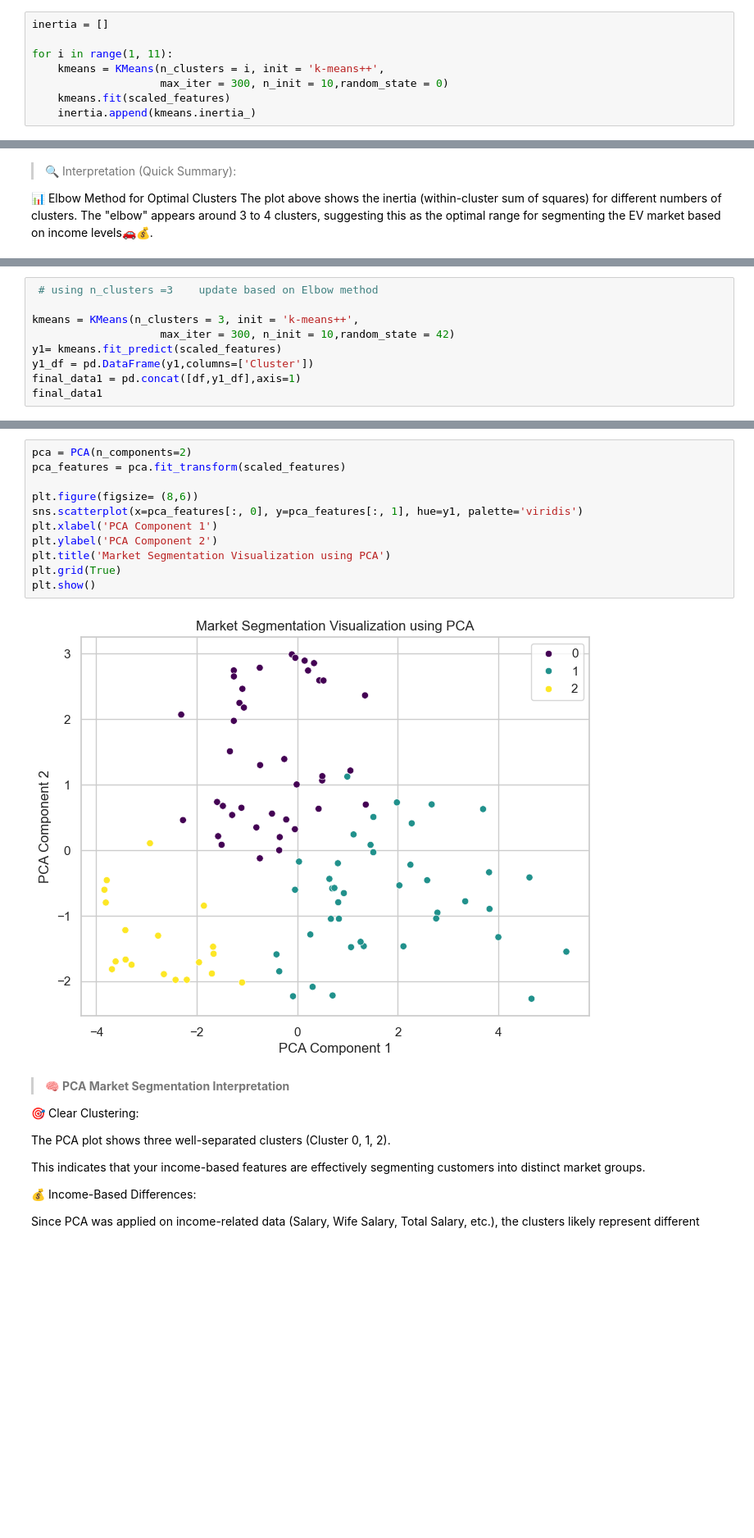
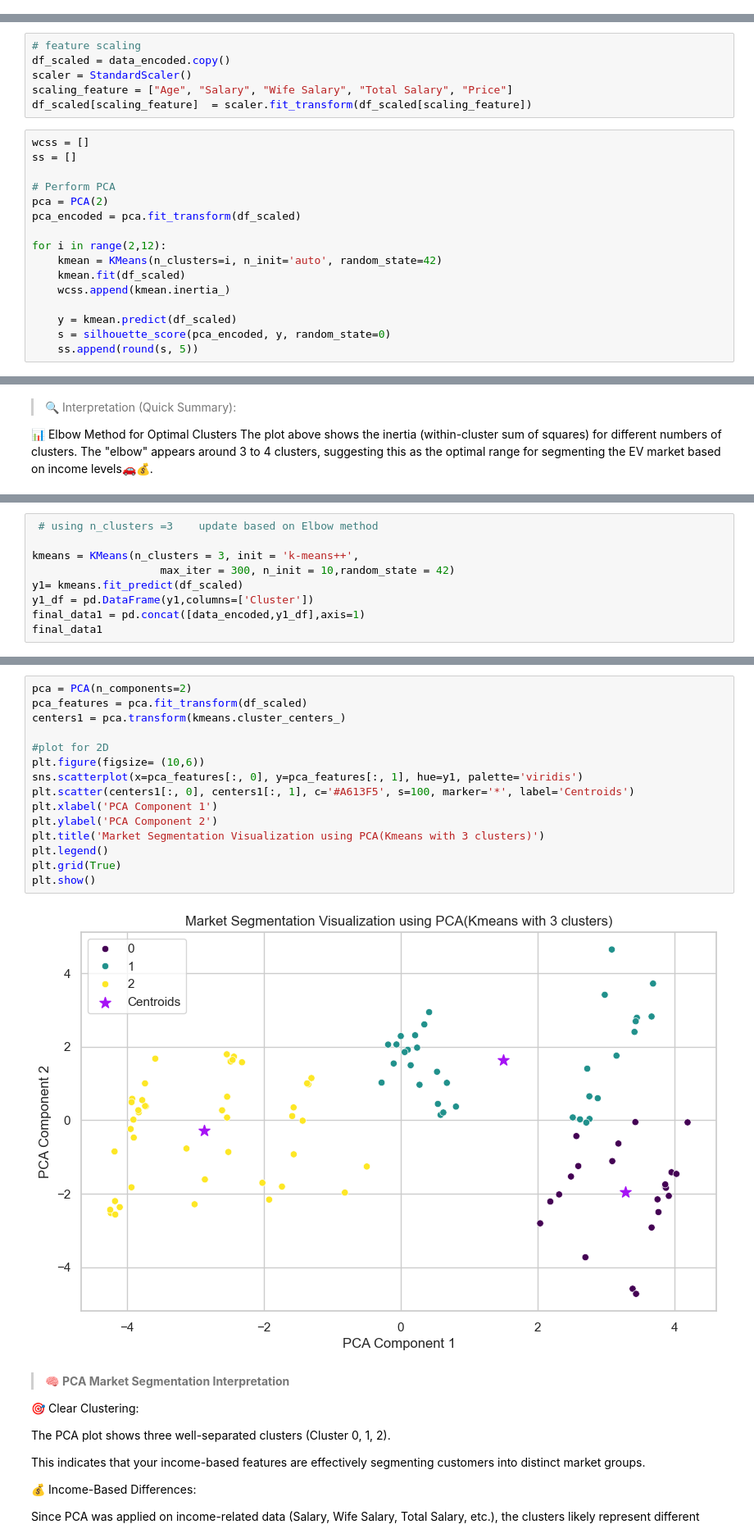
Before and after one commit to joyashre/EV-Market-Segmentation, a Jupyter notebook: EV_market.ipynb, the cells around one changed output, grey strips where cells are left out. Shown at 82% size. Saved outputs shown, nothing was run; the diff lists cells and outputs as text; blank space fills up the shorter version.

```diff
--- a/EV_market.ipynb
+++ b/EV_market.ipynb
@@ -544,8 +520,0 @@ scaled_features
-# %%
-inertia = []
-
-for i in range(1, 11):
-    kmeans = KMeans(n_clusters = i, init = 'k-means++',
-                    max_iter = 300, n_init = 10,random_state = 0)
-    kmeans.fit(scaled_features)
-    inertia.append(kmeans.inertia_)
@@ -561,0 +521,22 @@ plt.show()
+# %%
+# feature scaling
+df_scaled = data_encoded.copy()
+scaler = StandardScaler()
+scaling_feature = ["Age", "Salary", "Wife Salary", "Total Salary", "Price"]
+df_scaled[scaling_feature]  = scaler.fit_transform(df_scaled[scaling_feature])
+# %%
+wcss = []
+ss = []
+
+# Perform PCA
+pca = PCA(2)
+pca_encoded = pca.fit_transform(df_scaled)
+
+for i in range(2,12):
+    kmean = KMeans(n_clusters=i, n_init='auto', random_state=42)
+    kmean.fit(df_scaled)
+    wcss.append(kmean.inertia_)
+
+    y = kmean.predict(df_scaled)
+    s = silhouette_score(pca_encoded, y, random_state=0)
+    ss.append(round(s, 5))
@@ -569,9 +567,9 @@ The plot above shows the inertia (within-cluster sum of squares) for different n
 
 kmeans = KMeans(n_clusters = 3, init = 'k-means++',
                     max_iter = 300, n_init = 10,random_state = 42)
-y1= kmeans.fit_predict(scaled_features)
+y1= kmeans.fit_predict(df_scaled)
 y1_df = pd.DataFrame(y1,columns=['Cluster'])
-final_data1 = pd.concat([df,y1_df],axis=1)
+final_data1 = pd.concat([data_encoded,y1_df],axis=1)
 final_data1
 # %% [output]
 |  | Age | Profession | Marrital Status | Education | No of Dependents | Personal loan | House Loan | ... |
@@ -590,16 +588,20 @@ final_data1
 # %%
 pca = PCA(n_components=2)
-pca_features = pca.fit_transform(scaled_features)
+pca_features = pca.fit_transform(df_scaled)
+centers1 = pca.transform(kmeans.cluster_centers_)
 
-plt.figure(figsize= (8,6))
+#plot for 2D
+plt.figure(figsize= (10,6))
 sns.scatterplot(x=pca_features[:, 0], y=pca_features[:, 1], hue=y1, palette='viridis')
+plt.scatter(centers1[:, 0], centers1[:, 1], c='#A613F5', s=100, marker='*', label='Centroids')
 plt.xlabel('PCA Component 1')
 plt.ylabel('PCA Component 2')
-plt.title('Market Segmentation Visualization using PCA')
+plt.title('Market Segmentation Visualization using PCA(Kmeans with 3 clusters)')
+plt.legend()
 plt.grid(True)
 plt.show()
 # %% [output]
-[figure, old version]
+[figure, new version]
 # %% [markdown]
 > 🧠 **PCA Market Segmentation Interpretation**
 
```
Also changed, not shown: parts of 47 cells of this notebook, 1 other file.
